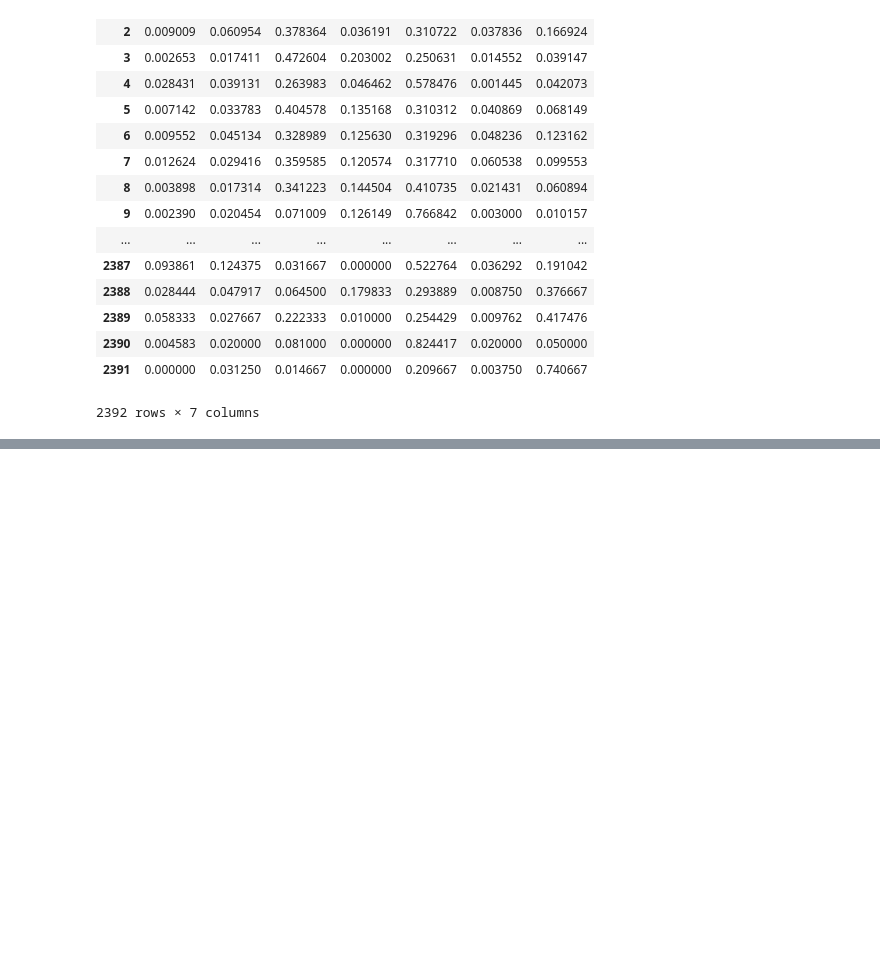
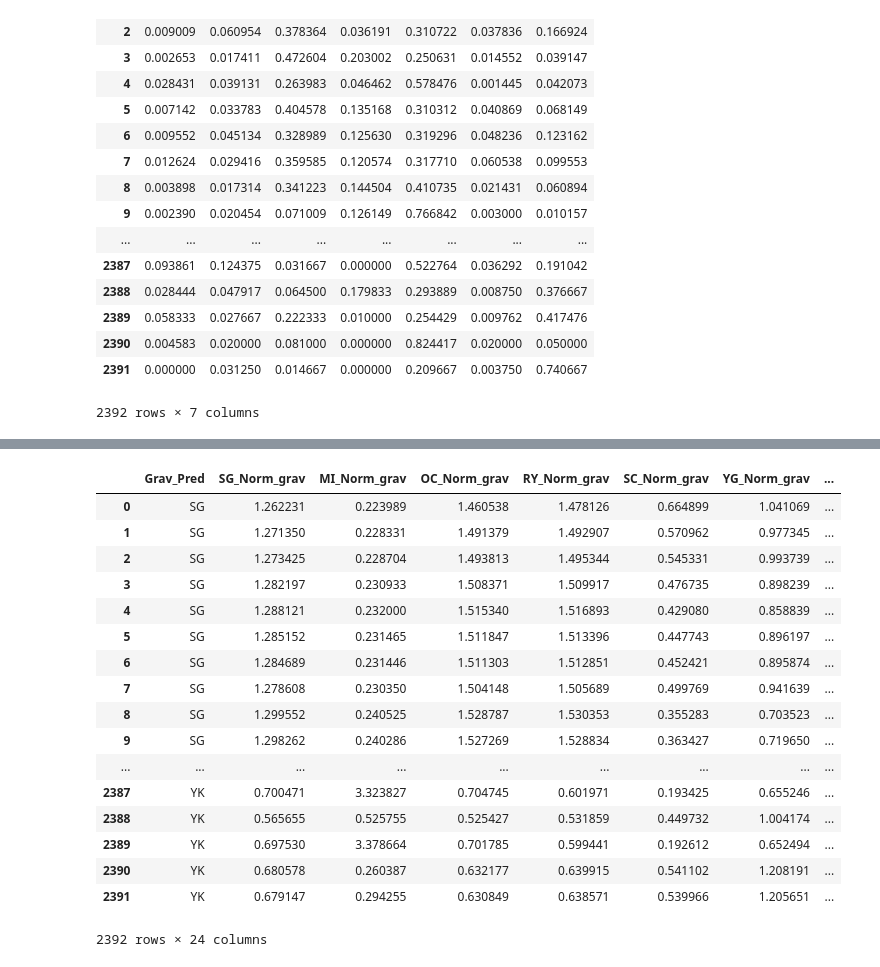
Before and after one commit to gonzaloMS-2000/PORPOS-TMG, a Jupyter notebook: ArcGIS/File-Creator Notebooks/AverageStudentPopulation_FileCreator.ipynb, the cells around one changed output, grey strips where cells are left out. Drawn from its saved outputs; the diff is of its cells as text; code cells hidden in the pictures; blank space fills up the shorter version.

```diff
--- a/ArcGIS/File-Creator Notebooks/AverageStudentPopulation_FileCreator.ipynb
+++ b/ArcGIS/File-Creator Notebooks/AverageStudentPopulation_FileCreator.ipynb
@@ -28,0 +204,4 @@ Name: School_Codes, dtype: float64
+# %%
+# RFs - Predictions
+rf_df = pd.read_csv('../../Data/SMTO_2015/RF_Predictions.csv')
+rf_df.tail()
@@ -49,4 +236,8 @@ preds_HZ
 | 2390 | 0.000000 | 0.000000 | 0.000000 | 0.000000 | 0.090000 | 0.000000 | 0.910000 |
 | 2391 | 0.000000 | 0.000000 | 0.000000 | 0.000000 | 0.090000 | 0.000000 | 0.910000 |
 2392 rows × 7 columns
+# %%
+map_df['HZ_Pred'] = rf_df['HZ']
+for col in preds_HZ.columns:
+    map_df[col + "_Norm_HZ"] = preds_HZ[col] / sample_props[col]
 # %%
@@ -77,5 +267,4 @@ RF_Probs = pd.DataFrame()
 # %%
-for col in preds_HZ.columns:
-    RF_Probs[col + "_Norm_HZ"] = preds_HZ[col] / sample_props[col]
+map_df['Dist_Pred'] = rf_df['Dists']
 for col in preds_dist.columns:
-    RF_Probs[col + "_Norm_dist"] = preds_dist[col] / sample_props[col]
+    map_df[col + "_Norm_dist"] = preds_dist[col] / sample_props[col]
@@ -104,0 +271,21 @@ RF_Probs.to_csv('../Map Projects/AverageStudentPopulation - Needed Files/RF_Norm
+# %%
+map_df
+# %% [output]
+|  | Grav_Pred | SG_Norm_grav | MI_Norm_grav | OC_Norm_grav | RY_Norm_grav | SC_Norm_grav | YG_Norm_grav | ... |
+| 0 | SG | 1.262231 | 0.223989 | 1.460538 | 1.478126 | 0.664899 | 1.041069 | ... |
+| 1 | SG | 1.271350 | 0.228331 | 1.491379 | 1.492907 | 0.570962 | 0.977345 | ... |
+| 2 | SG | 1.273425 | 0.228704 | 1.493813 | 1.495344 | 0.545331 | 0.993739 | ... |
+| 3 | SG | 1.282197 | 0.230933 | 1.508371 | 1.509917 | 0.476735 | 0.898239 | ... |
+| 4 | SG | 1.288121 | 0.232000 | 1.515340 | 1.516893 | 0.429080 | 0.858839 | ... |
+| 5 | SG | 1.285152 | 0.231465 | 1.511847 | 1.513396 | 0.447743 | 0.896197 | ... |
+| 6 | SG | 1.284689 | 0.231446 | 1.511303 | 1.512851 | 0.452421 | 0.895874 | ... |
+| 7 | SG | 1.278608 | 0.230350 | 1.504148 | 1.505689 | 0.499769 | 0.941639 | ... |
+| 8 | SG | 1.299552 | 0.240525 | 1.528787 | 1.530353 | 0.355283 | 0.703523 | ... |
+| 9 | SG | 1.298262 | 0.240286 | 1.527269 | 1.528834 | 0.363427 | 0.719650 | ... |
+| ... | ... | ... | ... | ... | ... | ... | ... | ... |
+| 2387 | YK | 0.700471 | 3.323827 | 0.704745 | 0.601971 | 0.193425 | 0.655246 | ... |
+| 2388 | YK | 0.565655 | 0.525755 | 0.525427 | 0.531859 | 0.449732 | 1.004174 | ... |
+| 2389 | YK | 0.697530 | 3.378664 | 0.701785 | 0.599441 | 0.192612 | 0.652494 | ... |
+| 2390 | YK | 0.680578 | 0.260387 | 0.632177 | 0.639915 | 0.541102 | 1.208191 | ... |
+| 2391 | YK | 0.679147 | 0.294255 | 0.630849 | 0.638571 | 0.539966 | 1.205651 | ... |
+2392 rows × 24 columns
```
Also changed, not shown: parts of 21 cells of this notebook, 2 other files.
